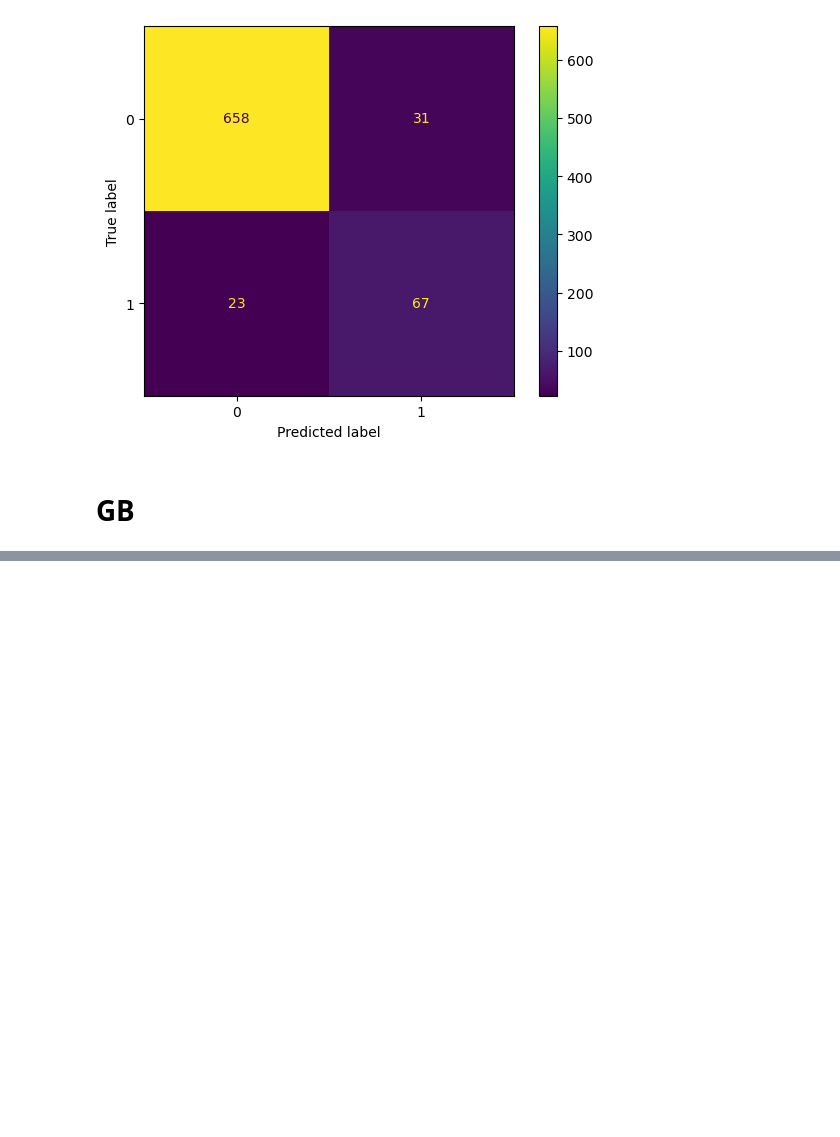
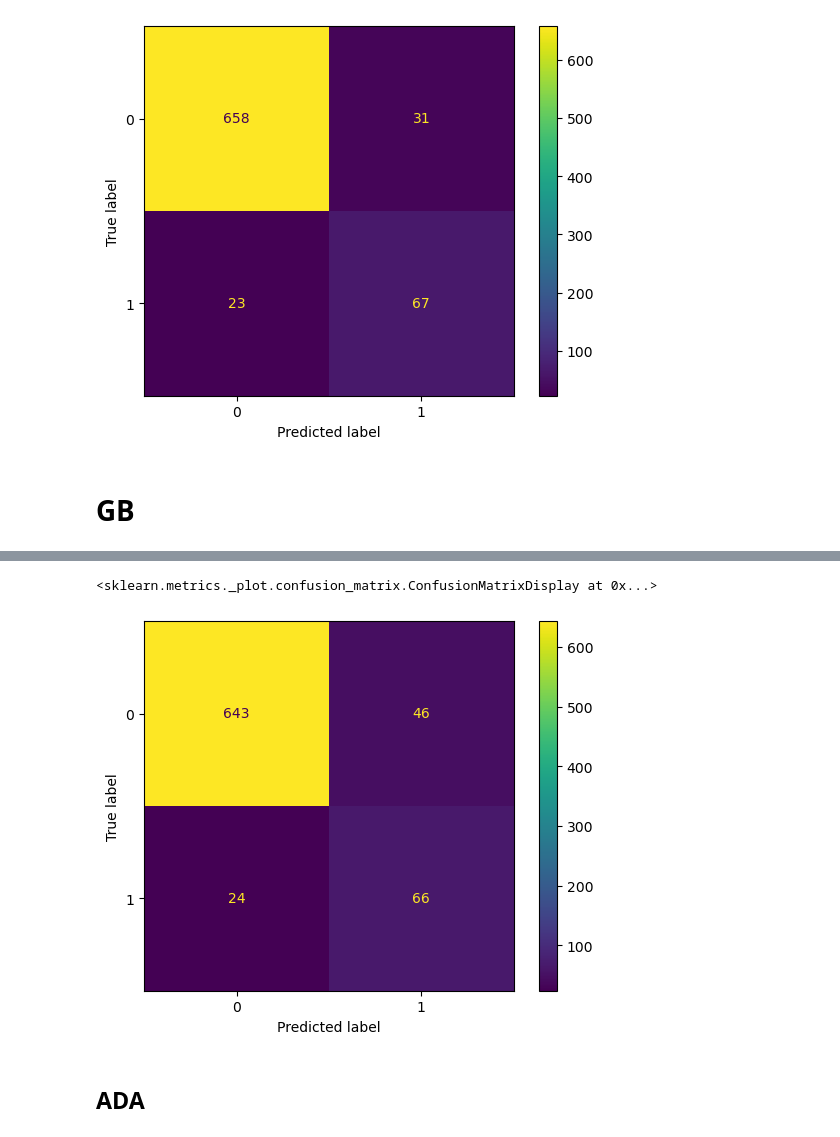
Before and after one commit to natehiatt/covid_vax_project, a Jupyter notebook: notebooks/adjusted_target_and_other_models.ipynb, the cells around one changed output, grey strips where cells are left out. Cells and saved outputs as stored; diff of their text form; code cells hidden in the pictures; blank space fills up the shorter version.

Commit message:
final models and graphs

```diff
--- a/notebooks/adjusted_target_and_other_models.ipynb
+++ b/notebooks/adjusted_target_and_other_models.ipynb
@@ -321,21 +333,24 @@ pipe_ada = Pipeline([
 
 
 
-param_grid={
+param_grid_gb={
+        'smote__sampling_strategy': [0.5, 0.75, 1],
+        'smote__k_neighbors': [3, 5, 7],
         'gb__max_depth': [None, 5, 10],
         'gb__min_samples_split': [2, 5, 10],
         'gb__min_samples_leaf': [1, 5, 10],
         'gb__n_estimators': [100, 200, 300],
+        'gb__learning_rate': [0.1, 0.5, 1]
 
 }
 
-pipe_grid = GridSearchCV(
+pipe_grid_gb = GridSearchCV(
     estimator=pipe_gb,
-    param_grid=param_grid,
+    param_grid=param_grid_gb,
     scoring=['accuracy', 'precision', 'recall'],
     refit='precision',
     cv=5,
     n_jobs=-2
 )
 
-pipe_grid.fit(X_train, y_train)
+pipe_grid_gb.fit(X_train, y_train)
@@ -341,0 +386,4 @@ pipe_grid.fit(X_train, y_train)
+# %%
+y_pred = pipe_grid_gb.best_estimator_.predict(X_train)
+precision = precision_score(y_train, y_pred)
+precision
@@ -341,0 +398,8 @@ pipe_grid.fit(X_train, y_train)
+# %%
+cm = confusion_matrix(y_test, y_pred)
+ConfusionMatrixDisplay(cm).plot()
+# %% [output]
+<sklearn.metrics._plot.confusion_matrix.ConfusionMatrixDisplay at 0x...>
+[figure, added]
+# %% [markdown]
+## ADA
```
Also changed, not shown: parts of 28 cells of this notebook.
